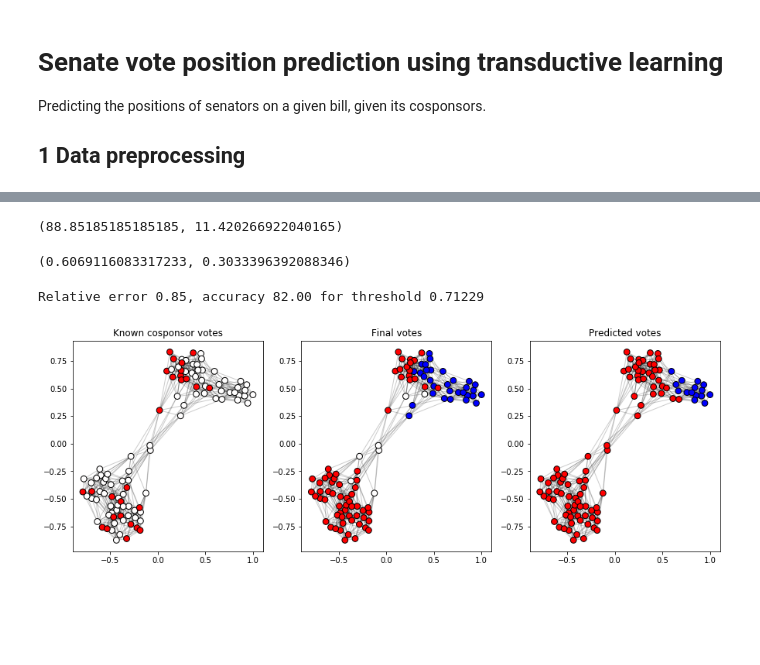
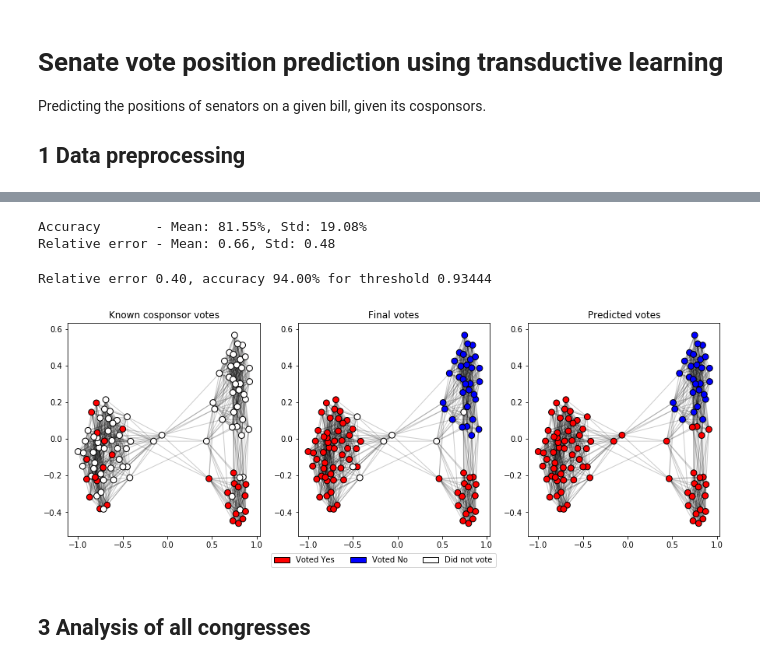
Before and after one commit to roman-bachmann/US-Senators, a Jupyter notebook: notebooks/filtering-sponsor-prediction.ipynb, the cells around one changed output, grey strips where cells are left out. Saved outputs shown, nothing was run; the diff lists cells and outputs as text; code cells hidden in the pictures; blank space fills up the shorter version.

Commit message:
Transductive learning done

```diff
--- a/notebooks/filtering-sponsor-prediction.ipynb
+++ b/notebooks/filtering-sponsor-prediction.ipynb
@@ -379,0 +313,11 @@ RandomForestRegressor(bootstrap=True, criterion='mae', max_depth=None,
+# %%
+def features_from_cosponsors(known_votes):
+    # Taking independent parties as democrats
+    dems_yay = (known_votes[:50] == 1).sum()
+    dems_nay = (known_votes[:50] == -1).sum()
+    reps_yay = (known_votes[50:] == 1).sum()
+    reps_nay = (known_votes[50:] == -1).sum()
+    no_dem_sponsors = (dems_yay + dems_nay == 0)
+    no_rep_sponsors = (reps_yay + reps_nay == 0)
+    dems_maj = (dems_yay + dems_nay > reps_yay + reps_nay)
+    return [dems_yay, dems_nay, reps_yay, reps_nay, no_dem_sponsors, no_rep_sponsors, dems_maj]
@@ -415,8 +411,17 @@ accs_test = np.array(accs_test)
-# %%
-accs_test.mean(), accs_test.std()
-# %% [output]
-(88.85185185185185, 11.420266922040165)
-# %%
-errs_test.mean(), errs_test.std()
-# %% [output]
-(0.6069116083317233, 0.3033396392088346)
+# %%
+print('Accuracy       - Mean: {:.2f}%, Std: {:.2f}%'.format(accs_test.mean(), accs_test.std()))
+print('Relative error - Mean: {:.2f}, Std: {:.2f}'.format(errs_test.mean(), errs_test.std()))
+# %% [output]
+Accuracy       - Mean: 81.55%, Std: 19.08%
+Relative error - Mean: 0.66, Std: 0.48
+# %%
+def predict_binarized_vote(known_votes, S, rf):
+    # Do the transductive learning optimization
+    pred_votes = predict_votes(known_votes, S, p=1.)
+    # Generate features for the random forest
+    f = np.array(features_from_cosponsors(known_votes)).reshape(1,-1)
+    # Predict the threshold
+    t = float(rf.predict(f))
+    # Generate the binarized predictions
+    pred_votes_bin = binarize(pred_votes, t)
+    return pred_votes_bin, t
@@ -423,27 +461,17 @@ errs_test.mean(), errs_test.std()
 # %%
-test_idx = 12
+test_idx = 2
 known_votes = X_test[test_idx]
 true_votes = y_test[test_idx]
 
-pred_votes = predict_votes(known_votes, p=1.)
+pred_votes_bin, t = predict_binarized_vote(known_votes, S, rf)
 
-dems_yay = (known_votes[:51] == 1).sum()
-dems_nay = (known_votes[:51] == -1).sum()
-reps_yay = (known_votes[51:] == 1).sum()
-reps_nay = (known_votes[51:] == -1).sum()
-no_dem_sponsors = (dems_yay + dems_nay == 0)
-no_rep_sponsors = (reps_yay + reps_nay == 0)
-dems_maj = (dems_yay + dems_nay > reps_yay + reps_nay)
-f = np.array([dems_yay, dems_nay, reps_yay, reps_nay,
-              no_dem_sponsors, no_rep_sponsors, dems_maj]).reshape(1,-1)
-t = float(rf.predict(f))
+r_err = rel_err(true_votes, pred_votes_bin)
+acc = compute_acc(true_votes, pred_votes_bin)
 
-pred_votes_bin = binarize(pred_votes, t)
-r_err = rel_err(true_votes, pred_votes_bin)
-acc = acc = compute_acc(true_votes, pred_votes_bin)
-
-print('Relative error {:.2f}, accuracy {:.2f} for threshold {:.5f}'.format(r_err, acc, t))
+print('Relative error {:.2f}, accuracy {:.2f}% for threshold {:.5f}'.format(r_err, acc, t))
 plot_predictions(known_votes, true_votes, pred_votes_bin, G, coords)
 # %% [output]
-Relative error 0.85, accuracy 82.00 for threshold 0.71229
+Relative error 0.40, accuracy 94.00% for threshold 0.93444
-[figure, old version]
+[figure, new version]
+# %% [markdown]
+## 3 Analysis of all congresses
```
Also changed, not shown: parts of 72 cells of this notebook.
